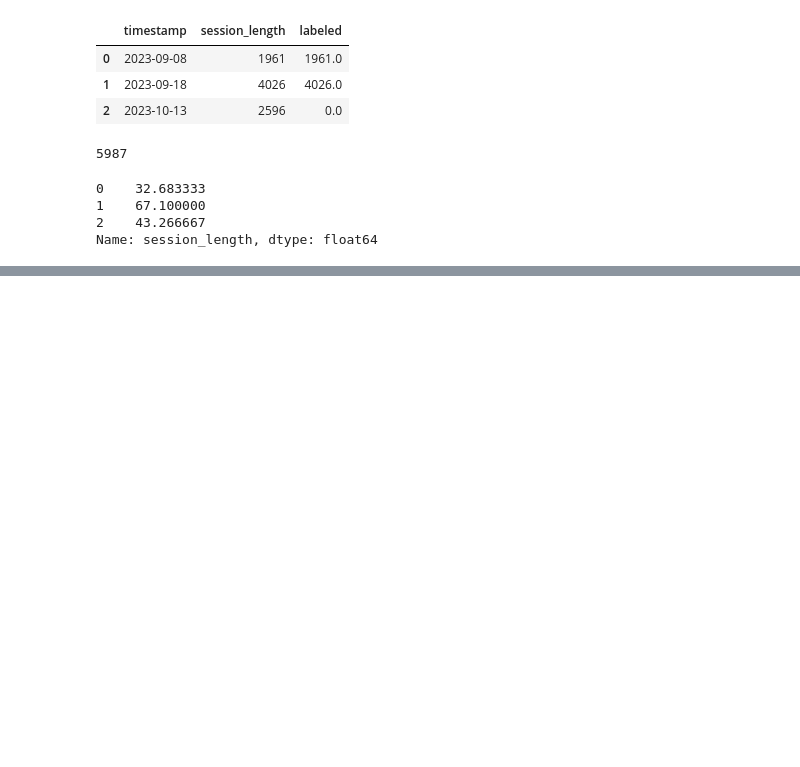
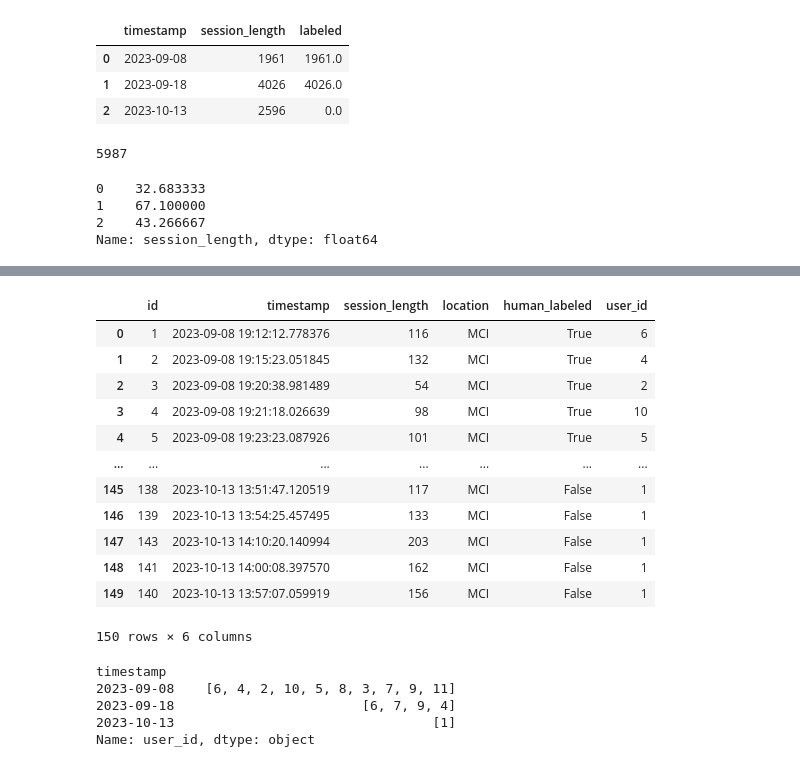
Before and after one commit to kaasimir/tensionterminator, a Jupyter notebook: notebooks/db_statistik/video_length.ipynb, the cells around one changed output, grey strips where cells are left out. Cells and saved outputs as stored; diff of their text form; code cells hidden in the pictures; blank space fills up the shorter version.

```diff
--- a/notebooks/db_statistik/video_length.ipynb
+++ b/notebooks/db_statistik/video_length.ipynb
@@ -116,0 +120,16 @@ plt.show()
+# %%
+df
+# %% [output]
+|  | id | timestamp | session_length | location | human_labeled | user_id |
+| 0 | 1 | 2023-09-08 19:12:12.778376 | 116 | MCI | True | 6 |
+| 1 | 2 | 2023-09-08 19:15:23.051845 | 132 | MCI | True | 4 |
+| 2 | 3 | 2023-09-08 19:20:38.981489 | 54 | MCI | True | 2 |
+| 3 | 4 | 2023-09-08 19:21:18.026639 | 98 | MCI | True | 10 |
+| 4 | 5 | 2023-09-08 19:23:23.087926 | 101 | MCI | True | 5 |
+| ... | ... | ... | ... | ... | ... | ... |
+| 145 | 138 | 2023-10-13 13:51:47.120519 | 117 | MCI | False | 1 |
+| 146 | 139 | 2023-10-13 13:54:25.457495 | 133 | MCI | False | 1 |
+| 147 | 143 | 2023-10-13 14:10:20.140994 | 203 | MCI | False | 1 |
+| 148 | 141 | 2023-10-13 14:00:08.397570 | 162 | MCI | False | 1 |
+| 149 | 140 | 2023-10-13 13:57:07.059919 | 156 | MCI | False | 1 |
+150 rows × 6 columns
@@ -116,0 +138,8 @@ plt.show()
+# %%
+session_user_id_df_test
+# %% [output]
+timestamp
+2023-09-08    [6, 4, 2, 10, 5, 8, 3, 7, 9, 11]
+2023-09-18                        [6, 7, 9, 4]
+2023-10-13                                 [1]
+Name: user_id, dtype: object
```
Also changed, not shown: parts of 16 cells of this notebook.
